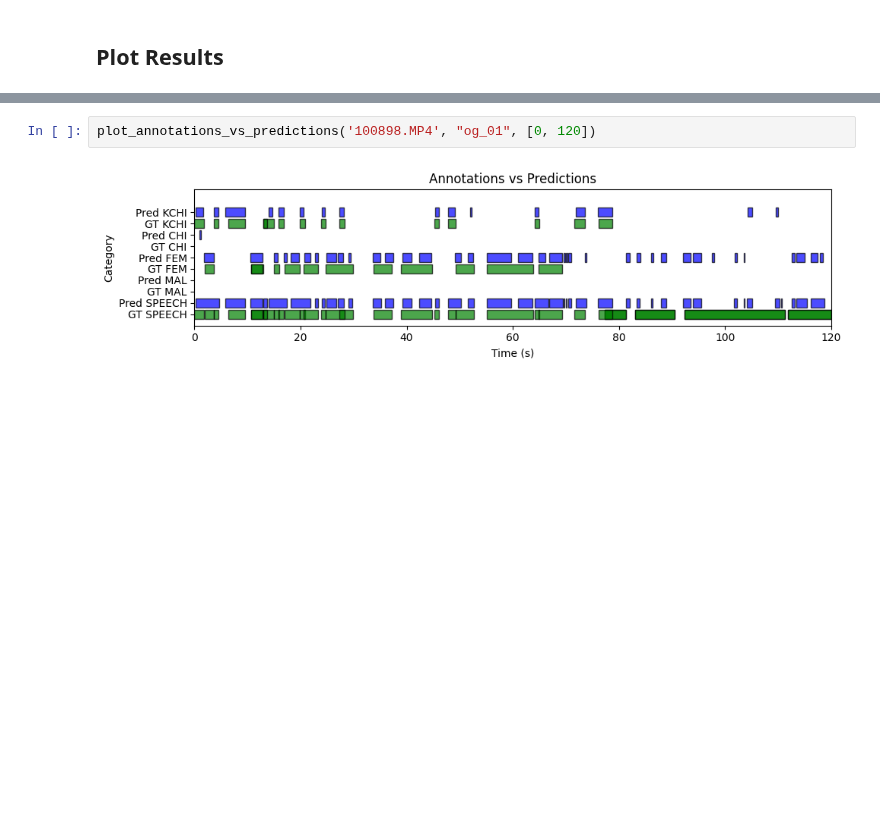
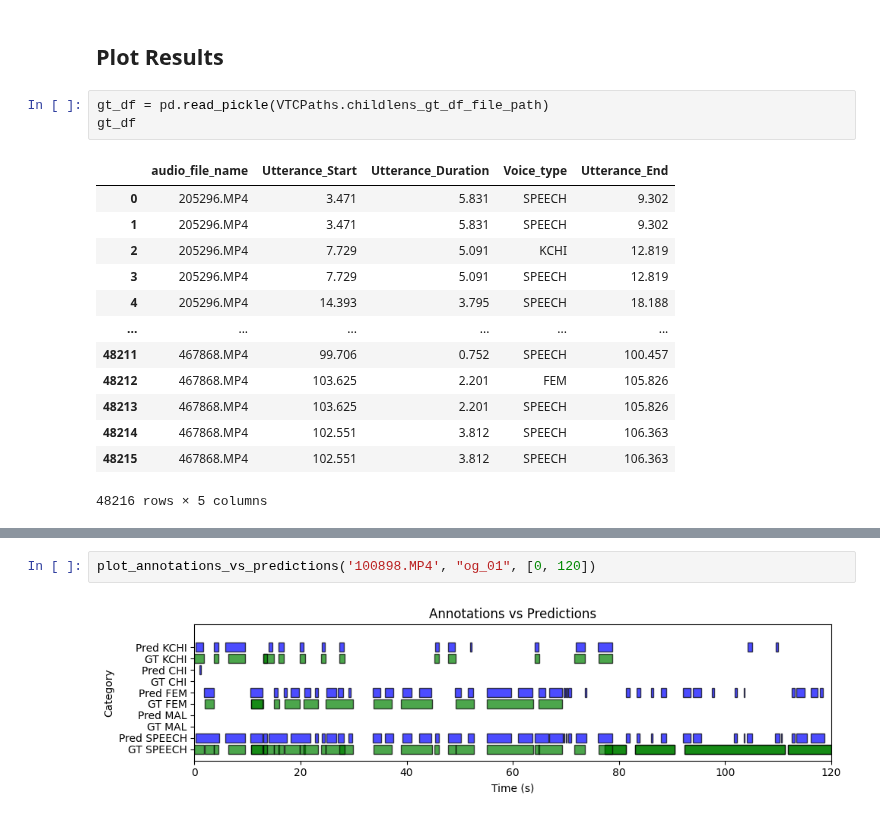
Before and after one commit to neleSuffo/naturalistic-social-analysis, a Jupyter notebook: notebooks/vtc_evaluation.ipynb, the cells around one changed output, grey strips where cells are left out. Saved outputs shown, nothing was run; the diff lists cells and outputs as text; blank space fills up the shorter version.

```diff
--- a/notebooks/vtc_evaluation.ipynb
+++ b/notebooks/vtc_evaluation.ipynb
@@ -543,2 +584,19 @@ metrics_f1_df
 # %% [markdown]
 ## Plot Results
+# %%
+gt_df = pd.read_pickle(VTCPaths.childlens_gt_df_file_path)
+gt_df
+# %% [output]
+|  | audio_file_name | Utterance_Start | Utterance_Duration | Voice_type | Utterance_End |
+| 0 | 205296.MP4 | 3.471 | 5.831 | SPEECH | 9.302 |
+| 1 | 205296.MP4 | 3.471 | 5.831 | SPEECH | 9.302 |
+| 2 | 205296.MP4 | 7.729 | 5.091 | KCHI | 12.819 |
+| 3 | 205296.MP4 | 7.729 | 5.091 | SPEECH | 12.819 |
+| 4 | 205296.MP4 | 14.393 | 3.795 | SPEECH | 18.188 |
+| ... | ... | ... | ... | ... | ... |
+| 48211 | 467868.MP4 | 99.706 | 0.752 | SPEECH | 100.457 |
+| 48212 | 467868.MP4 | 103.625 | 2.201 | FEM | 105.826 |
+| 48213 | 467868.MP4 | 103.625 | 2.201 | SPEECH | 105.826 |
+| 48214 | 467868.MP4 | 102.551 | 3.812 | SPEECH | 106.363 |
+| 48215 | 467868.MP4 | 102.551 | 3.812 | SPEECH | 106.363 |
+48216 rows × 5 columns
```
Also changed, not shown: parts of 6 cells of this notebook.
